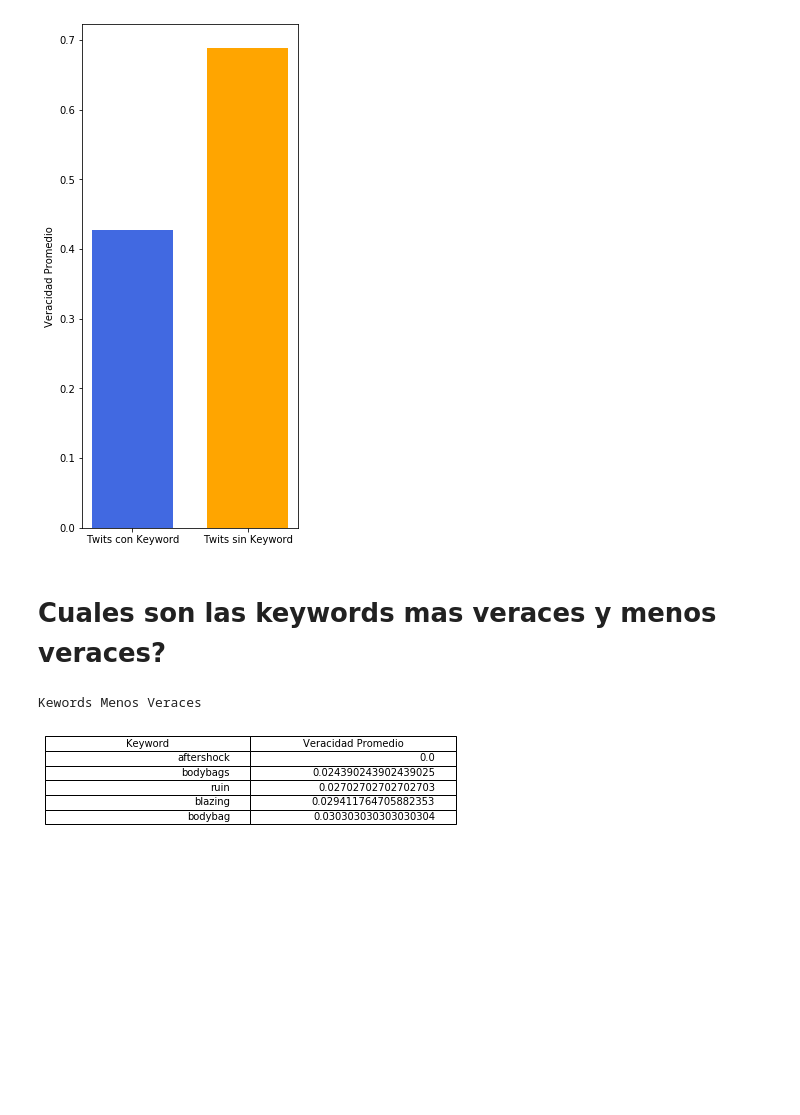
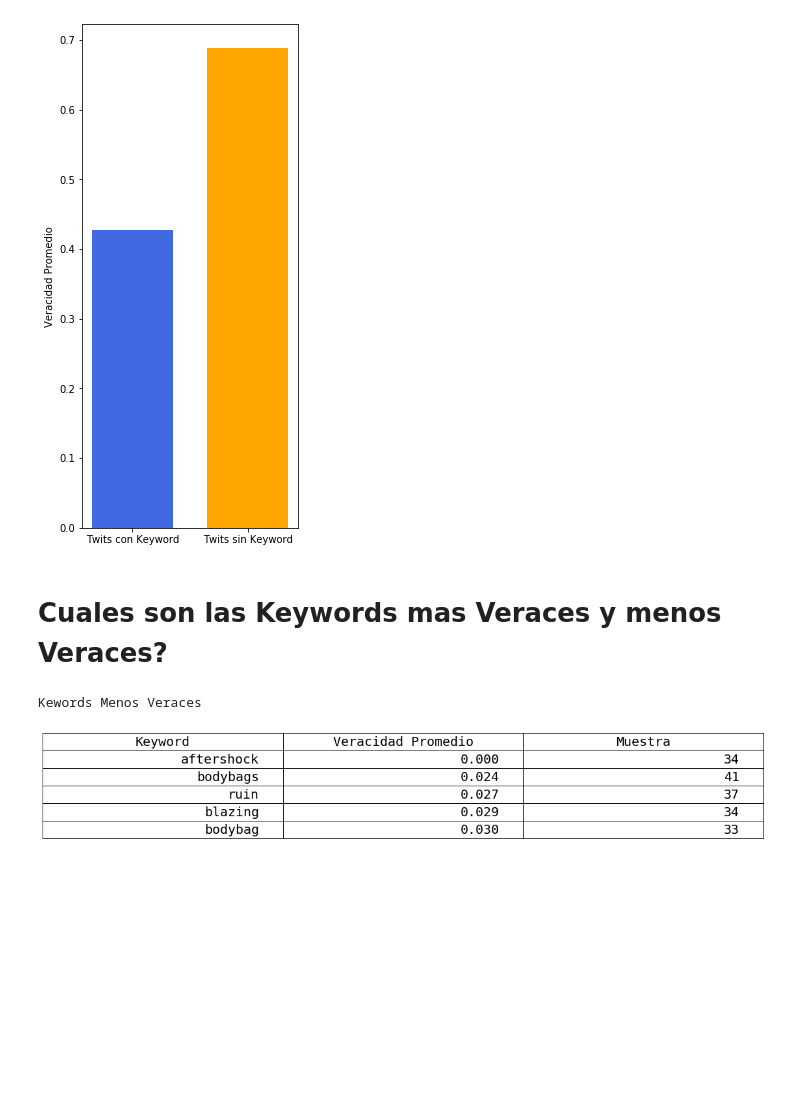
Before and after one commit to FranciscoGauna/TP1-Datos, a Jupyter notebook: Analisis-Feda.ipynb, the cells around one changed output. Drawn from its saved outputs; the diff is of its cells as text; code cells hidden in the pictures; blank space fills up the shorter version.

Commit message:
Update Analisis-Feda.ipynb
Mejoradas las tablas y agregada muestras

```diff
--- a/Analisis-Feda.ipynb
+++ b/Analisis-Feda.ipynb
@@ -33,34 +33,37 @@ plt.show()
 # %% [output]
 [figure]
 # %% [markdown]
-# Cuales son las keywords mas veraces y menos veraces?
+# Cuales son las Keywords mas Veraces y menos Veraces?
 # %%
 keyword_veracity = pd.DataFrame(datos[(pd.notnull(datos['keyword']))])
 def limpiar_keyword(x):
   x=re.sub(r"%20","", x)
   return x
 keyword_veracity['keyword'] = keyword_veracity['keyword'].apply(limpiar_keyword)
-kv_gb = keyword_veracity.groupby('keyword')
+kw_gb = keyword_veracity.groupby('keyword')
 # %%
+mean_kw = kw_gb['target'].mean()
+mean_kw = mean_kw.apply(lambda x : '%.3f'%(x))
+count_kw = kw_gb['id'].count()
 
-skv = kv_gb['target'].mean()
-#skv = skv.sort_values(by='target')
+kw_df = pd.concat([mean_kw, count_kw], axis=1).reset_index()
+kw_df.sort_values('target', inplace=True, ascending=True)
 
-values = skv.to_numpy()
-indexes = skv.index
-values = pd.DataFrame(np.c_[indexes, values])
-values = values.sort_values(by=1)
-columns = ['Keyword', 'Veracidad Promedio']
+fig, ax = plt.subplots(figsize=[8, 2])
 
-fig, ax = plt.subplots()
 fig.patch.set_visible(False)
 ax.axis('off')
 ax.axis('tight')
-tablita = plt.table(cellText=values.head(5).values, colLabels=columns, loc='top')
+tablita = plt.table(cellText=kw_df.head(5).values, colLabels=['Keyword', 'Veracidad Promedio', 'Muestra'], loc='top')
+tablita.scale(2,2)
+for cell in tablita.get_celld().values():
+    cell.set_text_props(fontweight='ultralight', fontsize=20)
+tablita.stale = True
+tablita.auto_set_font_size(False)
 fig.tight_layout()
 print('Kewords Menos Veraces')
 plt.show()
 # %% [output]
 Kewords Menos Veraces
-[figure, old version]
+[figure, new version]
 # %%
```
Also changed, not shown: parts of 1 cell of this notebook.
